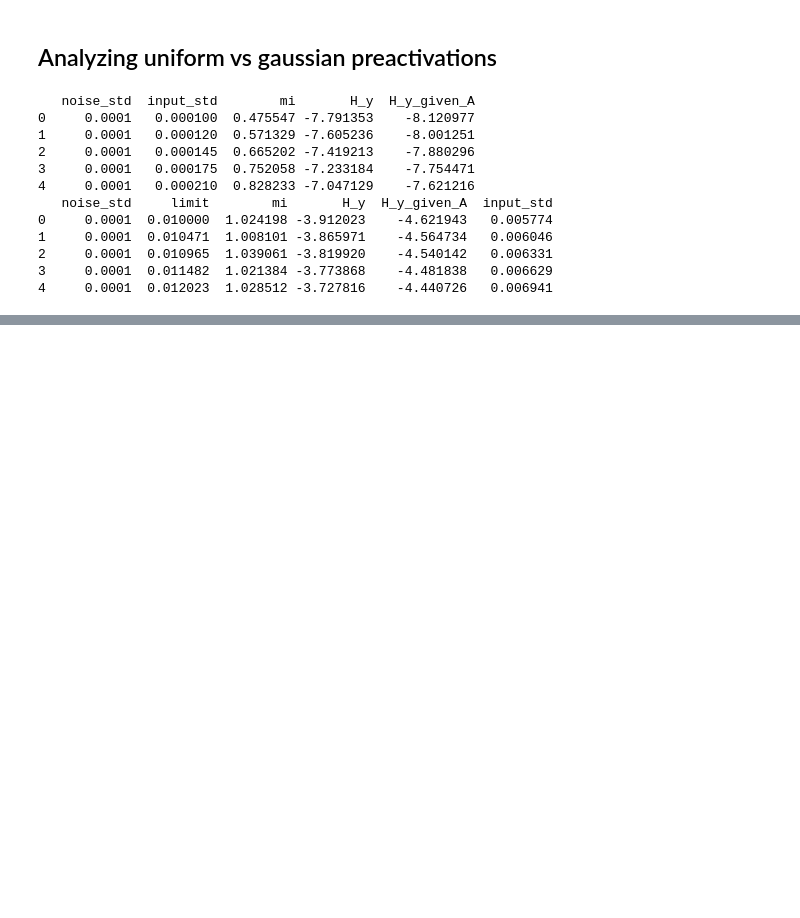
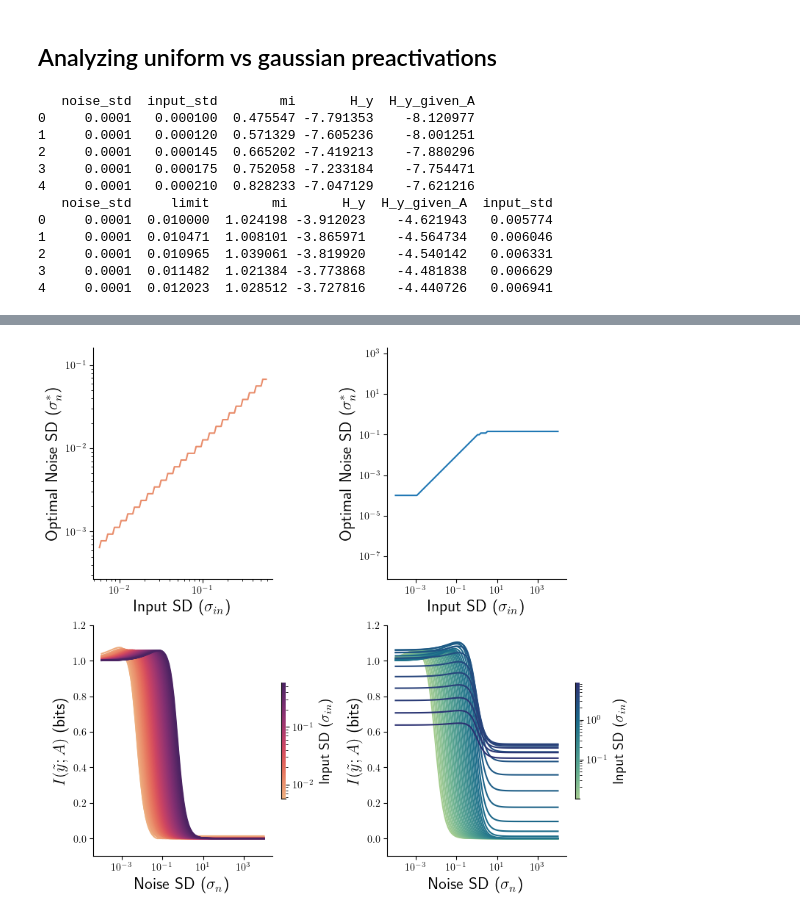
Before and after one commit to vjaltare/sawy, a Jupyter notebook: notebooks/optimal_noise_plotting.ipynb, the cells around one changed output, grey strips where cells are left out. Saved outputs shown, nothing was run; the diff lists cells and outputs as text; code cells hidden in the pictures; blank space fills up the shorter version.

```diff
--- a/notebooks/optimal_noise_plotting.ipynb
+++ b/notebooks/optimal_noise_plotting.ipynb
@@ -234,0 +234,58 @@ plt.tight_layout()
+# %%
+fig, ax = plt.subplots(2, 2, figsize=(8, 7.5), layout="constrained")
+
+flare_pal = sns.color_palette("flare")
+# top row: optimal statistics of the noise
+ax[0,0].set_xscale("log", base=10)
+ax[0,0].set_yscale("log", base=10)
+sns.lineplot(data=optimal_uniform, x="input_std", y="optimal_noise", ax=ax[0,0], color=flare_pal[0])
+# ax[0,0].set_ylim(1e-4, 1e-1)
+
+ax[0,1].set_xscale("log", base=10)
+ax[0,1].set_yscale("log", base=10)
+sns.lineplot(data=optimal_gauss, x="input_std", y="optimal_noise", ax=ax[0,1])
+
+for axs in [ax[0,0], ax[0,1]]:
+    axs.set_xlabel(r"Input SD ($\sigma_{in}$)", fontsize=16)
+    axs.set_ylabel(r"Optimal Noise SD ($\sigma^*_{n}$)", fontsize=16)
+    axs.set_aspect("equal", adjustable="datalim")  # <-- was "box" implicitly; datalim keeps the box square
+
+# bottom-left: uniform MI curves, colored by input_std, with a "flare" colorbar
+cmap_flare = sns.color_palette("flare", as_cmap=True)
+norm_u = mcolors.LogNorm(vmin=mi_uniform["input_std"].min(), vmax=mi_uniform["input_std"].max())
+ax[1,0].set_xscale("log", base=10)
+sns.lineplot(data=mi_uniform, x="noise_std", y="mi", ax=ax[1,0],
+             hue="input_std", palette=cmap_flare, hue_norm=norm_u, legend=False)
+ax[1,0].set_ylabel(r"$I(\tilde{y};A)$ (bits)", fontsize=16)
+ax[1,0].set_xlabel(r"Noise SD ($\sigma_{n}$)", fontsize=16)
+sm_u = cm.ScalarMappable(norm=norm_u, cmap=cmap_flare)
+cbaru = fig.colorbar(sm_u, ax=ax[1,0], label="input_std", shrink=0.5, aspect=25)
+cbaru.set_label(r"Input SD ($\sigma_{in}$)", fontsize=14, labelpad=5)
+cbaru.outline.set_visible(False)
+cbaru.ax.tick_params(labelsize=10)
+
+
+# bottom-right: gauss MI curves, colored by input_std, with a "crest" colorbar
+# bottom-right: gauss MI curves, colored by input_std, with a log-scaled "crest" colorbar
+cmap_crest = sns.color_palette("crest", as_cmap=True)
+norm_g = mcolors.LogNorm(vmin=mi_gauss_clean["input_std"].min(), vmax=mi_gauss_clean["input_std"].max())
+ax[1,1].set_xscale("log", base=10)
+sns.lineplot(data=mi_gauss_clean, x="noise_std", y="mi", ax=ax[1,1],
+             hue="input_std", palette=cmap_crest, hue_norm=norm_g, legend=False)
+ax[1,1].set_ylabel(r"$I(\tilde{y};A)$ (bits)", fontsize=16)
+ax[1,1].set_xlabel(r"Noise SD ($\sigma_{n}$)", fontsize=16)
+sm_g = cm.ScalarMappable(norm=norm_g, cmap=cmap_crest)
+cbarg = fig.colorbar(sm_g, ax=ax[1,1], label="input_std", shrink=0.5, aspect=25)
+cbarg.set_label(r"Input SD ($\sigma_{in}$)", fontsize=14, labelpad=5)
+cbarg.outline.set_visible(False)
+cbarg.ax.tick_params(labelsize=10)
+
+for axs in [ax[1,0], ax[1,1]]:
+    axs.set_ylim(-0.1, 1.2)
+
+sns.despine()
+
+today = date.today().isoformat()
+# fig.savefig(os.path.join(FIGURES_PATH, f"mi_analysis_{today}.pdf"), transparent=True, dpi=300, bbox_inches="tight")
+# %% [output]
+[figure, added]
```
Also changed, not shown: parts of 6 cells of this notebook, 8 other files.
